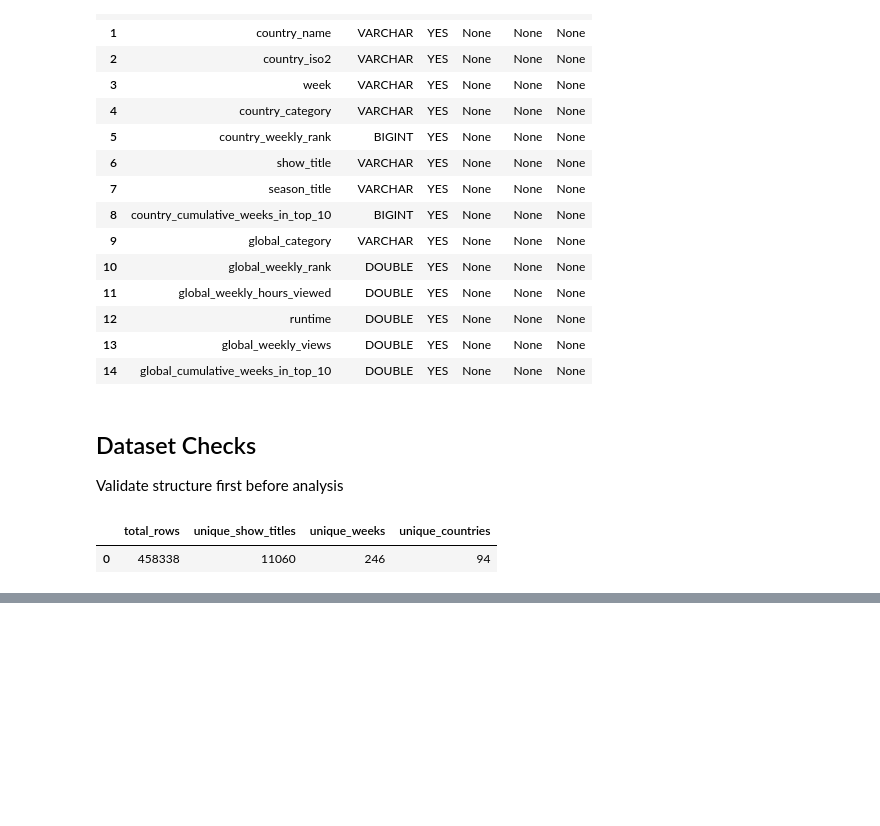
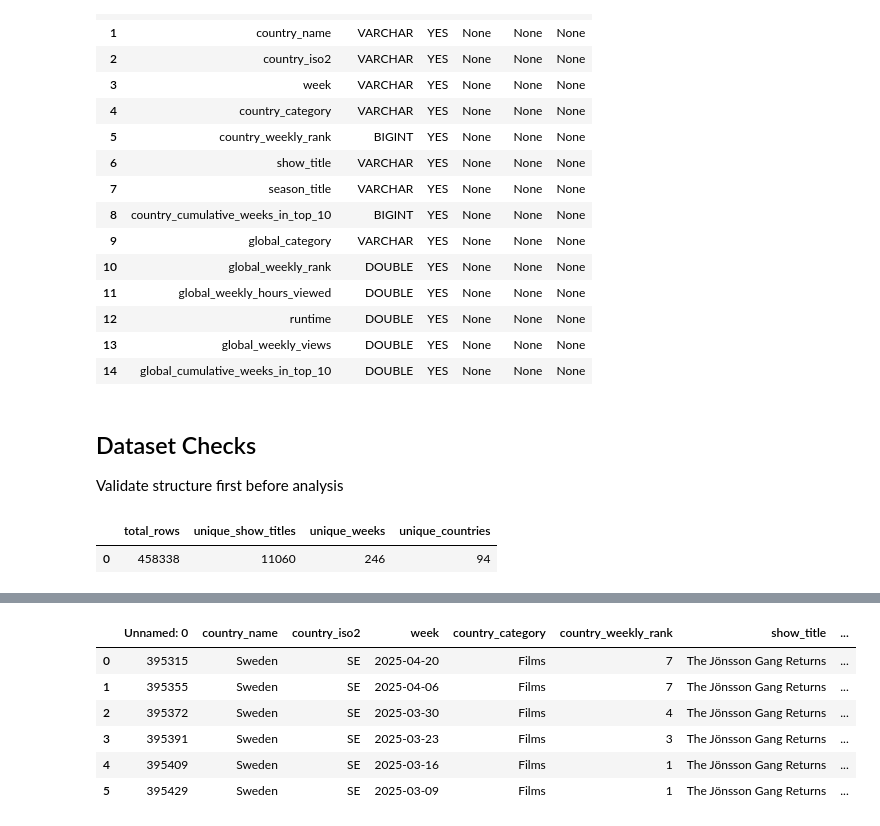
Before and after one commit to Akina-Aoki/Netflix_Analytics_DE_UX, a Jupyter notebook: eda/05_netflix_eda_aira.ipynb, the cells around one changed output, grey strips where cells are left out. Drawn from its saved outputs; the diff is of its cells as text; code cells hidden in the pictures; blank space fills up the shorter version.

```diff
--- a/eda/05_netflix_eda_aira.ipynb
+++ b/eda/05_netflix_eda_aira.ipynb
@@ -64,0 +170,14 @@ FROM netflix
+# %%
+duckdb.sql("""
+    SELECT *
+FROM netflix
+WHERE show_title = 'The Jönsson Gang Returns'
+""").df()
+# %% [output]
+|  | Unnamed: 0 | country_name | country_iso2 | week | country_category | country_weekly_rank | show_title | ... |
+| 0 | 395315 | Sweden | SE | 2025-04-20 | Films | 7 | The Jönsson Gang Returns | ... |
+| 1 | 395355 | Sweden | SE | 2025-04-06 | Films | 7 | The Jönsson Gang Returns | ... |
+| 2 | 395372 | Sweden | SE | 2025-03-30 | Films | 4 | The Jönsson Gang Returns | ... |
+| 3 | 395391 | Sweden | SE | 2025-03-23 | Films | 3 | The Jönsson Gang Returns | ... |
+| 4 | 395409 | Sweden | SE | 2025-03-16 | Films | 1 | The Jönsson Gang Returns | ... |
+| 5 | 395429 | Sweden | SE | 2025-03-09 | Films | 1 | The Jönsson Gang Returns | ... |
```
Also changed, not shown: parts of 11 cells of this notebook, 2 other files.
